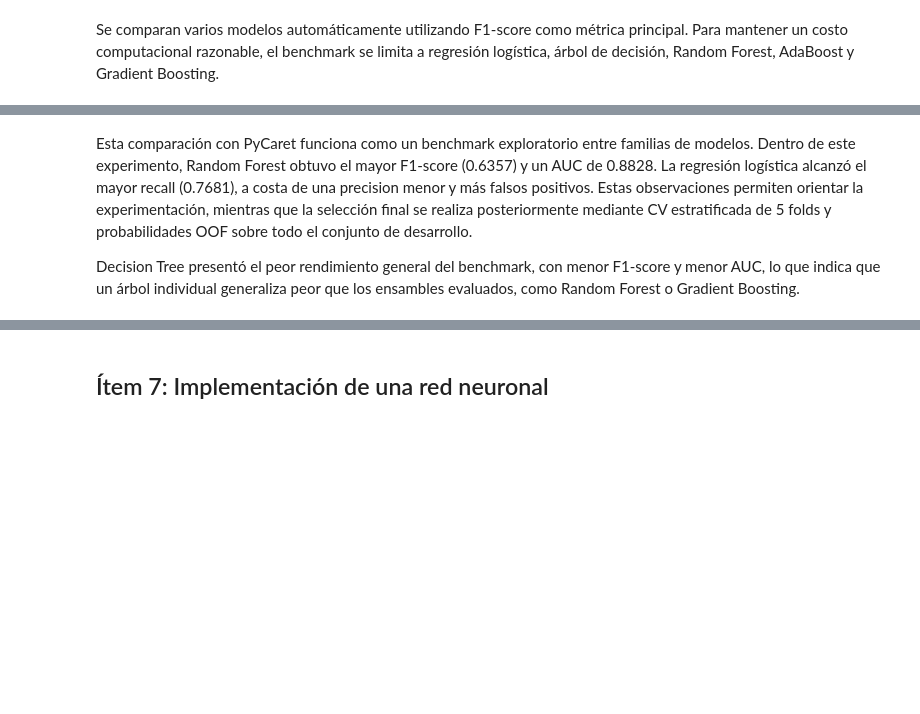
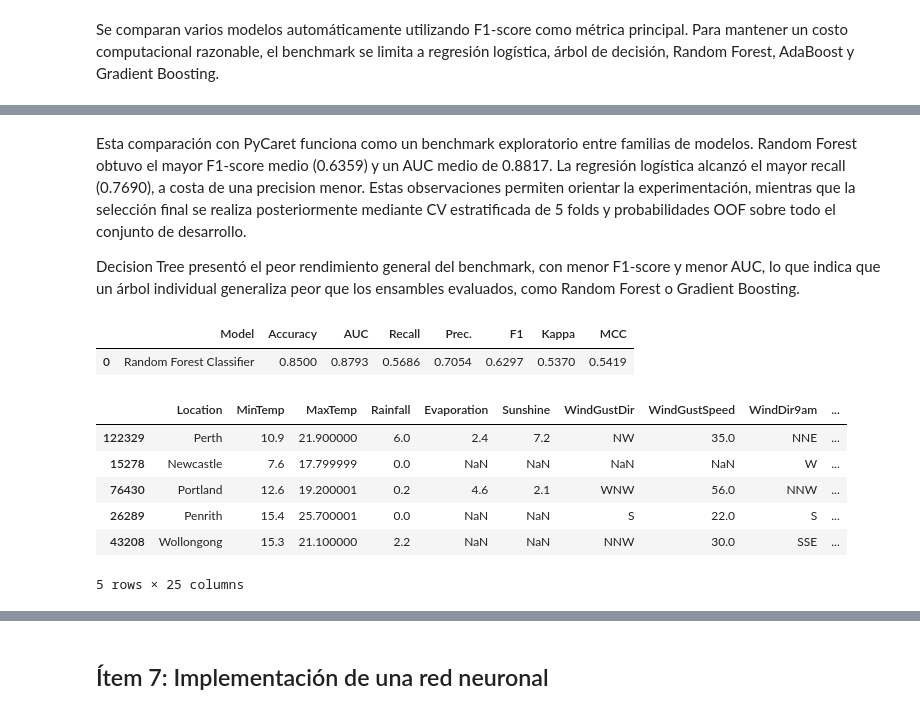
Before and after one commit to ZahirJacob/australia-rain-prediction, a Jupyter notebook: TP_clasificacion_AA1.ipynb, the cells around one changed output, grey strips where cells are left out. Cells and saved outputs as stored; diff of their text form; code cells hidden in the pictures; blank space fills up the shorter version.

Commit message:
Finalize notebook execution and consistency

```diff
--- a/TP_clasificacion_AA1.ipynb
+++ b/TP_clasificacion_AA1.ipynb
@@ -240,0 +176,14 @@ Se cargaron correctamente 49 ciudades.
+# %%
+COORDINATES_PATH = Path("data/location_coordinates.json")
+assert COORDINATES_PATH.is_file()
+# %%
+coordenadas = json.loads(COORDINATES_PATH.read_text(encoding="utf-8"))
+ciudades = df["Location"].drop_duplicates().tolist()
+faltantes = sorted(set(ciudades).difference(coordenadas))
+assert not faltantes, f"Faltan coordenadas para: {faltantes}"
+
+df_coords = pd.DataFrame(
+    [(ciudad, *coordenadas[ciudad]) for ciudad in ciudades],
+    columns=["Location", "Latitude", "Longitude"],
+)
+print(f"Se cargaron correctamente {len(df_coords)} ciudades.")
@@ -1271,14 +1742,24 @@ mejor_modelo_pycaret
 # %% [markdown]
-Esta comparación con PyCaret funciona como un benchmark exploratorio entre familias de modelos. Dentro de este experimento, Random Forest obtuvo el mayor F1-score (0.6357) y un AUC de 0.8828. La regresión logística alcanzó el mayor recall (0.7681), a costa de una precision menor y más falsos positivos. Estas observaciones permiten orientar la experimentación, mientras que la selección final se realiza posteriormente mediante CV estratificada de 5 folds y probabilidades OOF sobre todo el conjunto de desarrollo.
+Esta comparación con PyCaret funciona como un benchmark exploratorio entre familias de modelos. Random Forest obtuvo el mayor F1-score medio (0.6359) y un AUC medio de 0.8817. La regresión logística alcanzó el mayor recall (0.7690), a costa de una precision menor. Estas observaciones permiten orientar la experimentación, mientras que la selección final se realiza posteriormente mediante CV estratificada de 5 folds y probabilidades OOF sobre todo el conjunto de desarrollo.
 
 Decision Tree presentó el peor rendimiento general del benchmark, con menor F1-score y menor AUC, lo que indica que un árbol individual generaliza peor que los ensambles evaluados, como Random Forest o Gradient Boosting.
 # %%
-# Candidato ganador del benchmark exploratorio de PyCaret; no es el modelo final oficial
-modelo_pycaret_final = mejor_modelo_pycaret
+# Candidato con mayor F1 dentro del benchmark exploratorio de PyCaret.
+modelo_pycaret_benchmark = mejor_modelo_pycaret
 # %%
-# Evaluamos el modelo elegido por PyCaret sobre el conjunto de validacion externo
-predicciones_pycaret = predict_model(modelo_pycaret_final, data=df_pycaret_validation)
+# Evaluamos el candidato del benchmark sobre el conjunto de validación.
+predicciones_pycaret = predict_model(modelo_pycaret_benchmark, data=df_pycaret_validation)
 
 predicciones_pycaret.head()
+# %% [output]
+|  | Model | Accuracy | AUC | Recall | Prec. | F1 | Kappa | MCC |
+| 0 | Random Forest Classifier | 0.8500 | 0.8793 | 0.5686 | 0.7054 | 0.6297 | 0.5370 | 0.5419 |
+|  | Location | MinTemp | MaxTemp | Rainfall | Evaporation | Sunshine | WindGustDir | WindGustSpeed | WindDir9am | ... |
+| 122329 | Perth | 10.9 | 21.900000 | 6.0 | 2.4 | 7.2 | NW | 35.0 | NNE | ... |
+| 15278 | Newcastle | 7.6 | 17.799999 | 0.0 | NaN | NaN | NaN | NaN | W | ... |
+| 76430 | Portland | 12.6 | 19.200001 | 0.2 | 4.6 | 2.1 | WNW | 56.0 | NNW | ... |
+| 26289 | Penrith | 15.4 | 25.700001 | 0.0 | NaN | NaN | S | 22.0 | S | ... |
+| 43208 | Wollongong | 15.3 | 21.100000 | 2.2 | NaN | NaN | NNW | 30.0 | SSE | ... |
+5 rows × 25 columns
 # %%
 predicciones_pycaret.columns
```
Also changed, not shown: parts of 133 cells of this notebook, 2 other files.
